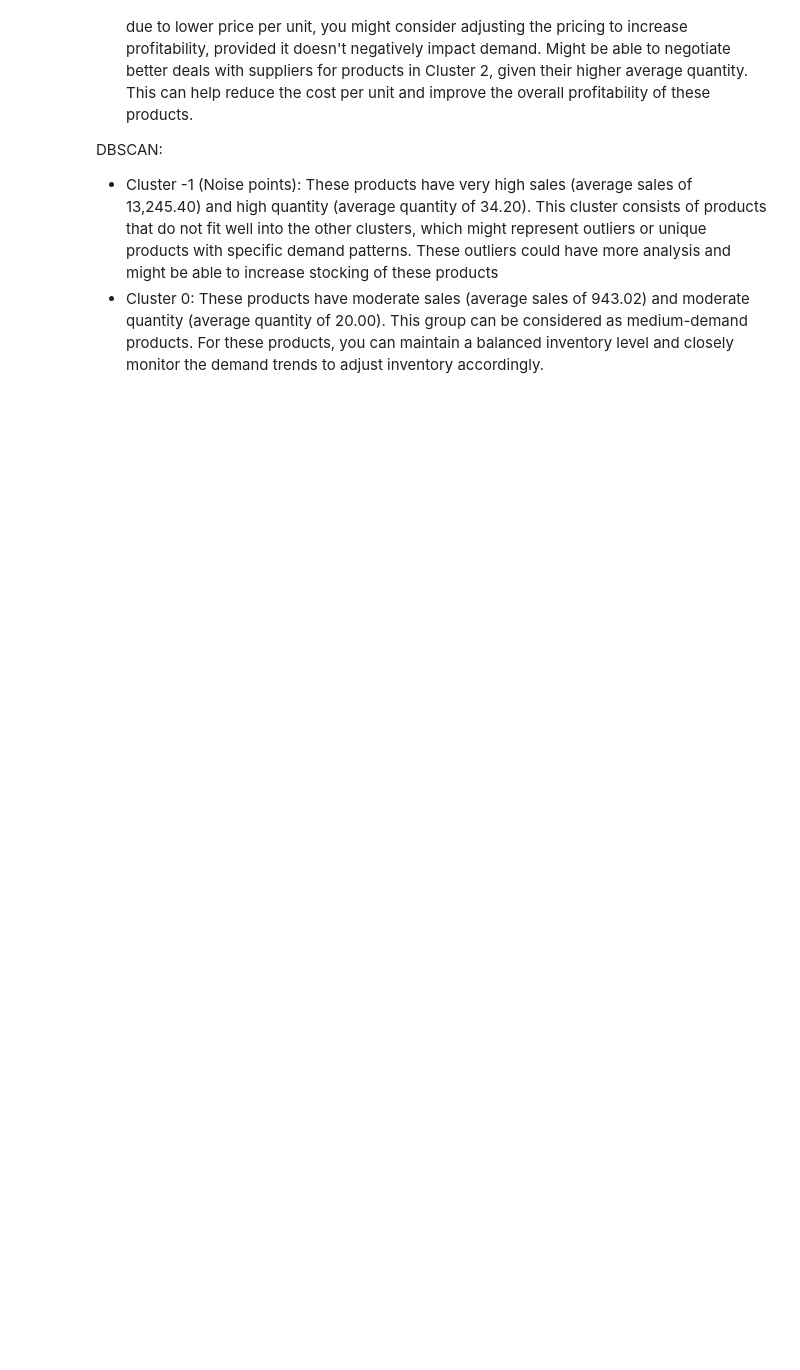
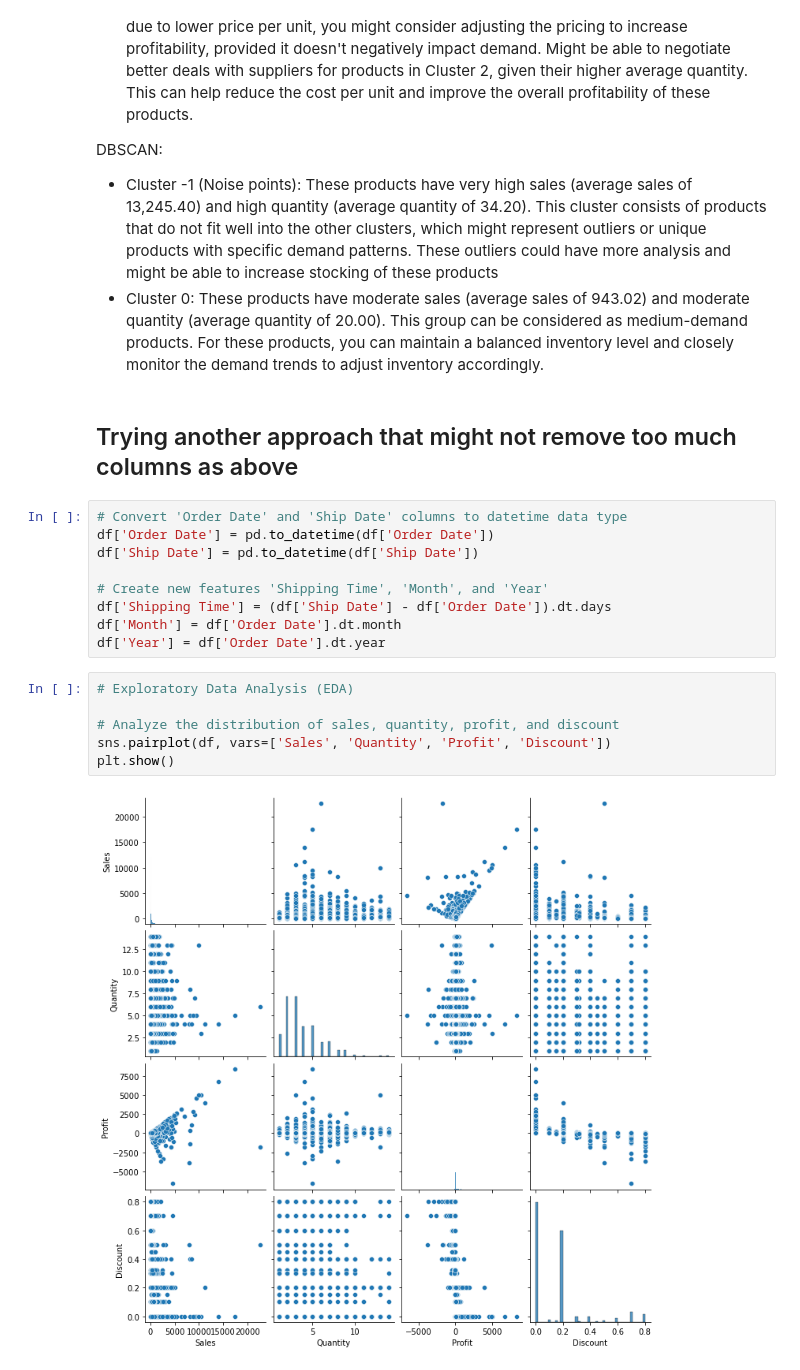
Before and after one commit to tungnd237/InventoryManagementAnalyst, a Jupyter notebook: Sales-Quantity Analysis.ipynb, the cells around one changed output. Drawn from its saved outputs; the diff is of its cells as text; blank space fills up the shorter version.

Commit message:
add another approach

```diff
--- a/Sales-Quantity Analysis.ipynb
+++ b/Sales-Quantity Analysis.ipynb
@@ -216,3 +217,22 @@ DBSCAN:
 
 + Cluster -1 (Noise points): These products have very high sales (average sales of 13,245.40) and high quantity (average quantity of 34.20). This cluster consists of products that do not fit well into the other clusters, which might represent outliers or unique products with specific demand patterns. These outliers could have more analysis and might be able to increase stocking of these products
 + Cluster 0: These products have moderate sales (average sales of 943.02) and moderate quantity (average quantity of 20.00). This group can be considered as medium-demand products. For these products, you can maintain a balanced inventory level and closely monitor the demand trends to adjust inventory accordingly.
+# %% [markdown]
+## Trying another approach that might not remove too much columns as above
+# %%
+# Convert 'Order Date' and 'Ship Date' columns to datetime data type
+df['Order Date'] = pd.to_datetime(df['Order Date'])
+df['Ship Date'] = pd.to_datetime(df['Ship Date'])
+
+# Create new features 'Shipping Time', 'Month', and 'Year'
+df['Shipping Time'] = (df['Ship Date'] - df['Order Date']).dt.days
+df['Month'] = df['Order Date'].dt.month
+df['Year'] = df['Order Date'].dt.year
+# %%
+# Exploratory Data Analysis (EDA)
+
+# Analyze the distribution of sales, quantity, profit, and discount
+sns.pairplot(df, vars=['Sales', 'Quantity', 'Profit', 'Discount'])
+plt.show()
+# %% [output]
+[figure, added]
```
Also changed, not shown: parts of 8 cells of this notebook.
